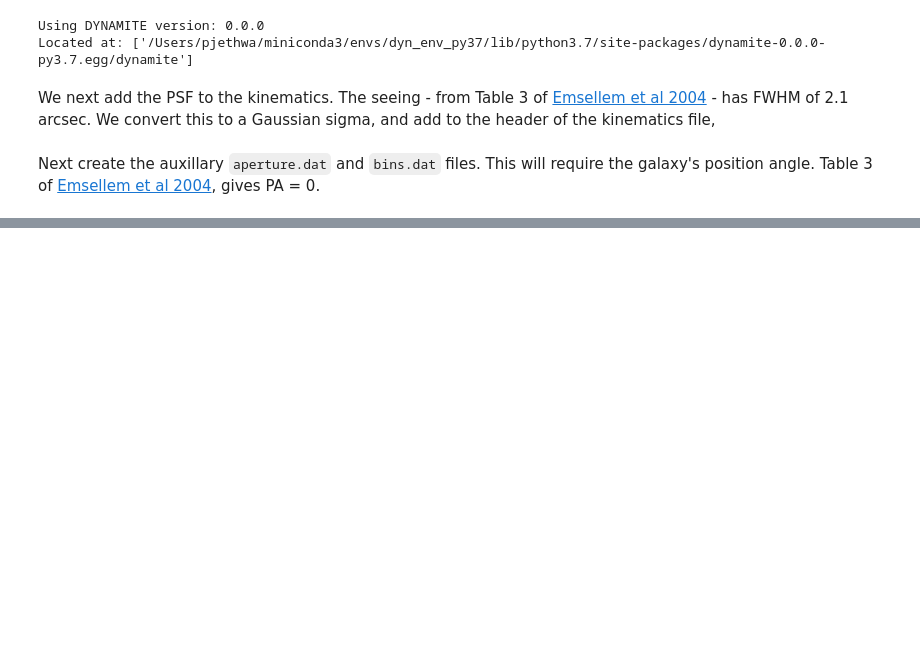
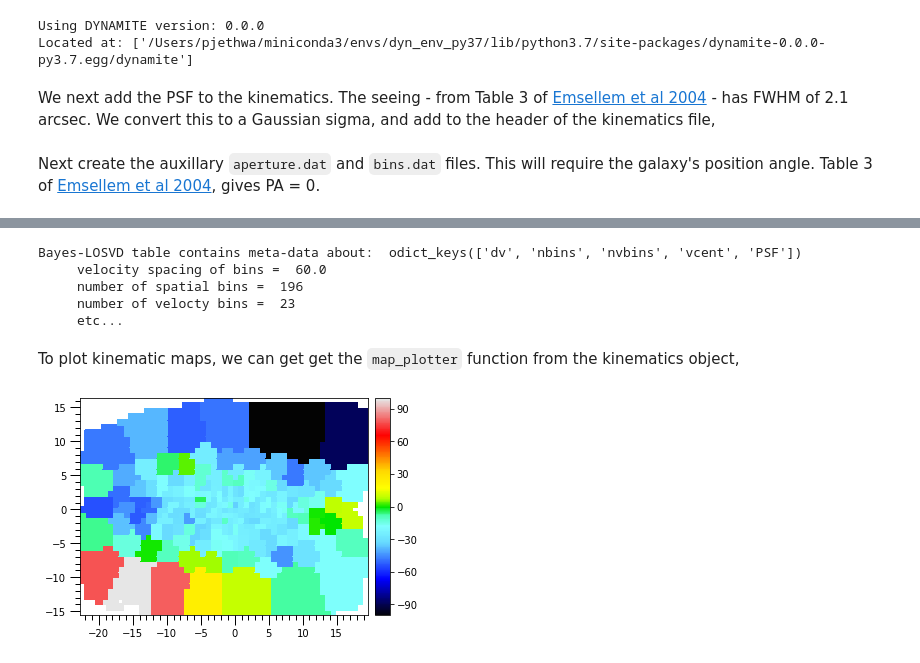
Before and after one commit to dynamics-of-stellar-systems/dynamite, a Jupyter notebook: docs/tutorial_notebooks/BayesLOSVD_and_DYNAMITE.ipynb, the cells around one changed output, grey strips where cells are left out. Drawn from its saved outputs; the diff is of its cells as text; code cells hidden in the pictures; blank space fills up the shorter version.

Commit message:
update BayesLOSVD tutorial example
outstanding: add chi2 plot, and kinematic maps. Try to visualise orbit
distribution, somehow...

```diff
--- a/docs/tutorial_notebooks/BayesLOSVD_and_DYNAMITE.ipynb
+++ b/docs/tutorial_notebooks/BayesLOSVD_and_DYNAMITE.ipynb
@@ -75,0 +93,6 @@ Next prepare the DYNAMITE congfiguration file. We've included the file `NGC4550_
+# %%
+BayesLOSVD = dyn.kinematics.BayesLOSVD(datafile=outfile,
+                                       aperturefile=dyn_input_direc+'aperture.dat',
+                                       binfile=dyn_input_direc+'bins.dat',
+                                       weight=1.,
+                                       type='BayesLOSVD')
@@ -75,0 +133,23 @@ Next prepare the DYNAMITE congfiguration file. We've included the file `NGC4550_
+# %%
+print('Bayes-LOSVD table contains meta-data about: ', BayesLOSVD.data.meta.keys())
+print('     velocity spacing of bins = ', BayesLOSVD.data.meta['dv'])
+print('     number of spatial bins = ', BayesLOSVD.data.meta['nbins'])
+print('     number of velocty bins = ', BayesLOSVD.data.meta['nvbins'])
+print('     etc...')
+# %% [output]
+Bayes-LOSVD table contains meta-data about:  odict_keys(['dv', 'nbins', 'nvbins', 'vcent', 'PSF'])
+     velocity spacing of bins =  60.0
+     number of spatial bins =  196
+     number of velocty bins =  23
+     etc...
+# %% [markdown]
+To plot kinematic maps, we can get get the `map_plotter` function from the kinematics object,
+# %%
+map_plotter = BayesLOSVD.get_map_plotter()
+map_plotter(BayesLOSVD.data['v'],
+            cmap='sauron',
+            vmin=-100,
+            vmax=100,
+            colorbar=True)
+# %% [output]
+[figure, added]
```
Also changed, not shown: parts of 22 cells of this notebook, 1 other file.
